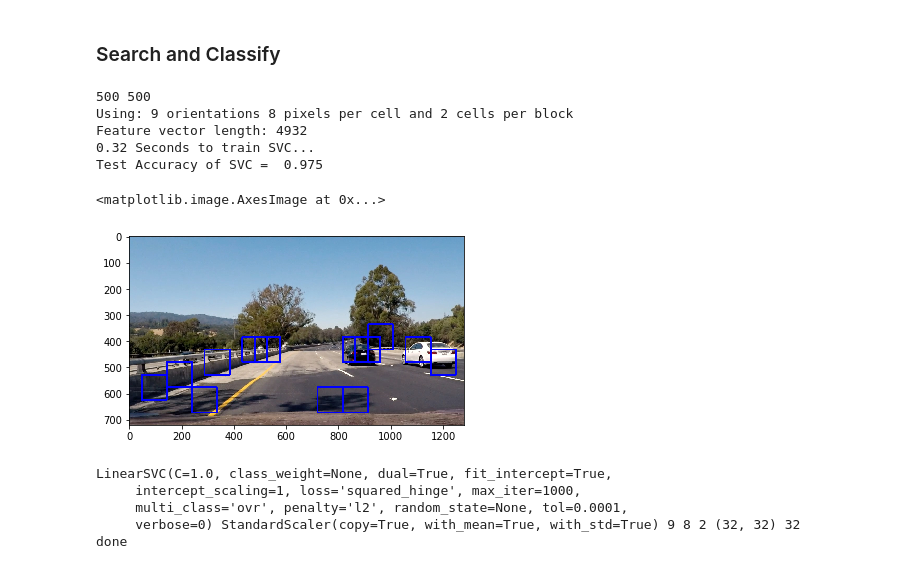
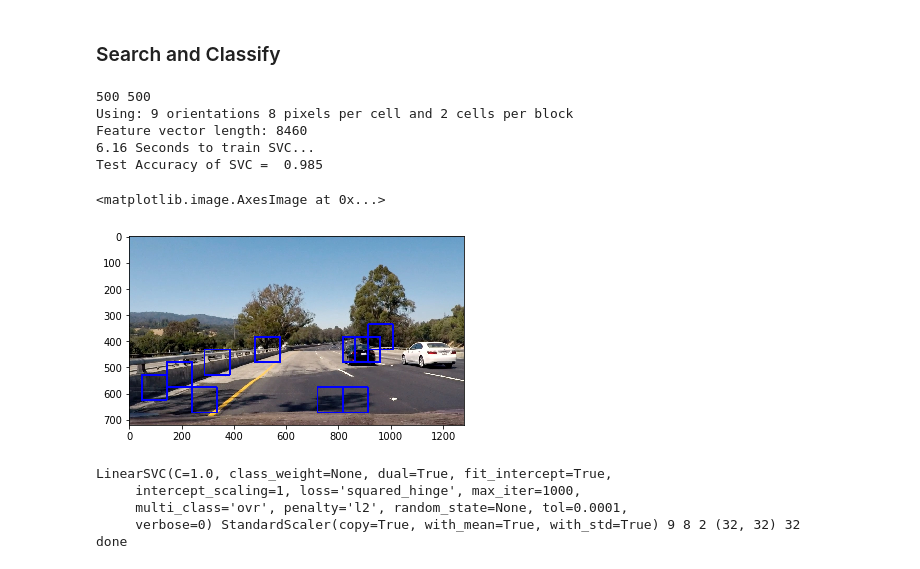
Before and after one commit to maanadoona/CarND-Vehicle-Detection, a Jupyter notebook: VehicleDetection.ipynb, the cells around one changed output. Saved outputs shown, nothing was run; the diff lists cells and outputs as text; code cells hidden in the pictures.

```diff
--- a/VehicleDetection.ipynb
+++ b/VehicleDetection.ipynb
@@ -809,7 +809,7 @@ color_space = 'RGB' # Can be RGB, HSV, LUV, HLS, YUV, YCrCb
 orient = 9  # HOG orientations
 pix_per_cell = 8 # HOG pixels per cell
 cell_per_block = 2 # HOG cells per block
-hog_channel = 0 # Can be 0, 1, 2, or "ALL"
+hog_channel = "ALL" # Can be 0, 1, 2, or "ALL"
 #spatial_size = (16, 16) # Spatial binning dimensions
 #hist_bins = 16    # Number of histogram bins
 spatial_size = (32, 32) # Spatial binning dimensions
@@ -863,37 +863,37 @@ print(round(t2-t, 2), 'Seconds to train SVC...')
 print('Test Accuracy of SVC = ', round(svc.score(X_test, y_test), 4))
 # Check the prediction time for a single sample
 t=time.time()
 
 #image = mpimg.imread('bbox-example-image.jpg')
 image = mpimg.imread('test_image.jpg')
 draw_image = np.copy(image)
 
 # Uncomment the following line if you extracted training
 # data from .png images (scaled 0 to 1 by mpimg) and the
 # image you are searching is a .jpg (scaled 0 to 255)
 #image = image.astype(np.float32)/255
 
 windows = slide_window(image, x_start_stop=[None, None], y_start_stop=y_start_stop,
                     xy_window=(96, 96), xy_overlap=(0.5, 0.5))
 
 hot_windows = search_windows(image, windows, svc, X_scaler, color_space=color_space,
                         spatial_size=spatial_size, hist_bins=hist_bins,
                         orient=orient, pix_per_cell=pix_per_cell,
                         cell_per_block=cell_per_block,
                         hog_channel=hog_channel, spatial_feat=spatial_feat,
                         hist_feat=hist_feat, hog_feat=hog_feat)
 
 window_img = draw_boxes(draw_image, hot_windows, color=(0, 0, 255), thick=6)
 
 plt.imshow(window_img)
 # %% [output]
 500 500
 Using: 9 orientations 8 pixels per cell and 2 cells per block
-Feature vector length: 4932
-0.32 Seconds to train SVC...
-Test Accuracy of SVC =  0.975
+Feature vector length: 8460
+6.16 Seconds to train SVC...
+Test Accuracy of SVC =  0.985
 <matplotlib.image.AxesImage at 0x...>
-[figure, old version]
+[figure, new version]
 # %%
 import pickle
 
```
Also changed, not shown: parts of 2 cells of this notebook, 2 other files.
